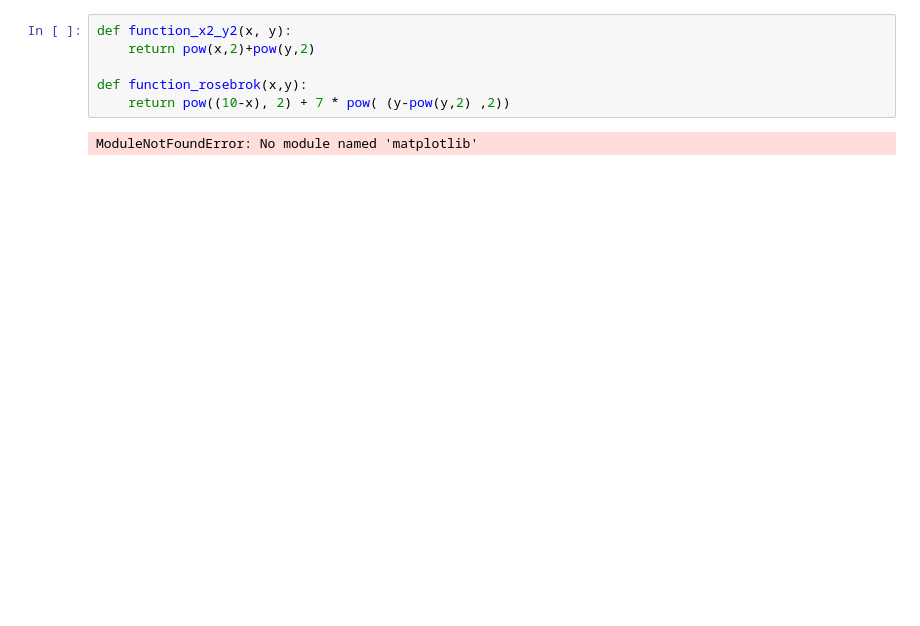
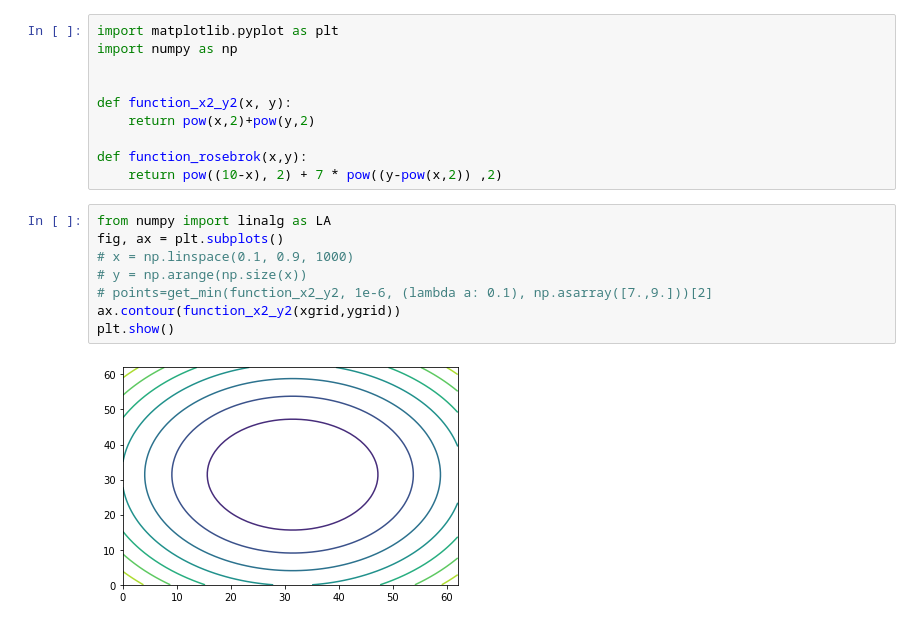
Before and after one commit to Volodka22/MetOpt, a Jupyter notebook: 3d_function.ipynb, the cells around one changed output. Cells and saved outputs as stored; diff of their text form; blank space fills up the shorter version.

```diff
--- a/3d_function.ipynb
+++ b/3d_function.ipynb
@@ -1,8 +1,20 @@
 # %%
+import matplotlib.pyplot as plt
+import numpy as np
+
+
 def function_x2_y2(x, y):
     return pow(x,2)+pow(y,2)
 
 def function_rosebrok(x,y):
-    return pow((10-x), 2) + 7 * pow( (y-pow(y,2) ,2))
+    return pow((10-x), 2) + 7 * pow((y-pow(x,2)) ,2)
-# %% [output]
-ModuleNotFoundError: No module named 'matplotlib'
+# %%
+from numpy import linalg as LA
+fig, ax = plt.subplots()
+# x = np.linspace(0.1, 0.9, 1000)
+# y = np.arange(np.size(x))
+# points=get_min(function_x2_y2, 1e-6, (lambda a: 0.1), np.asarray([7.,9.]))[2]
+ax.contour(function_x2_y2(xgrid,ygrid))
+plt.show()
+# %% [output]
+[figure, added]
```
Also changed, not shown: parts of 2 cells of this notebook.
